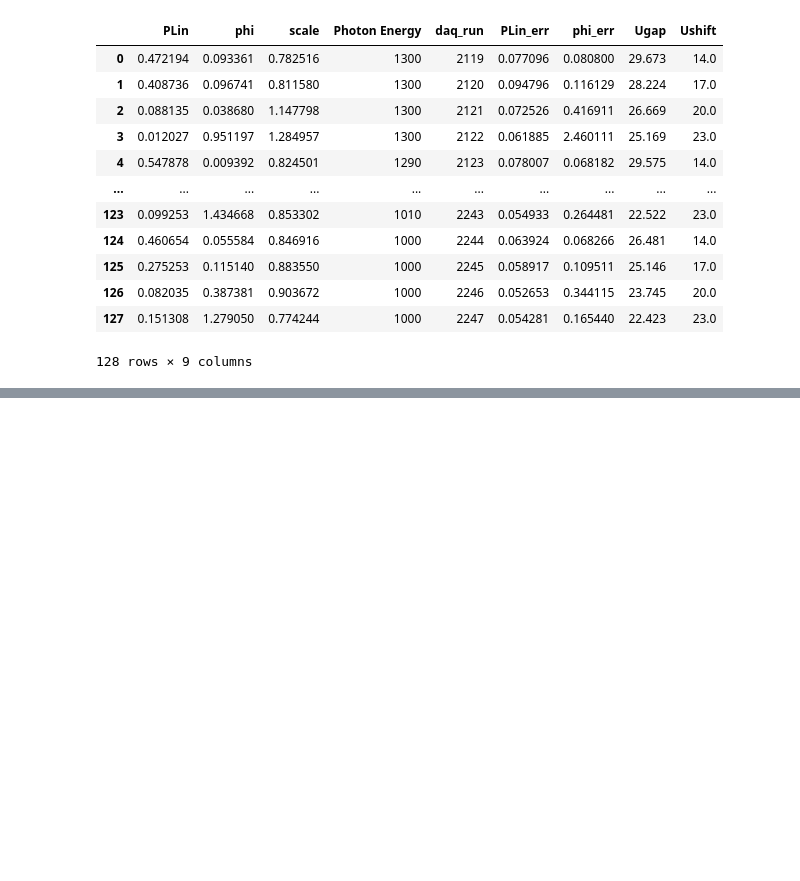
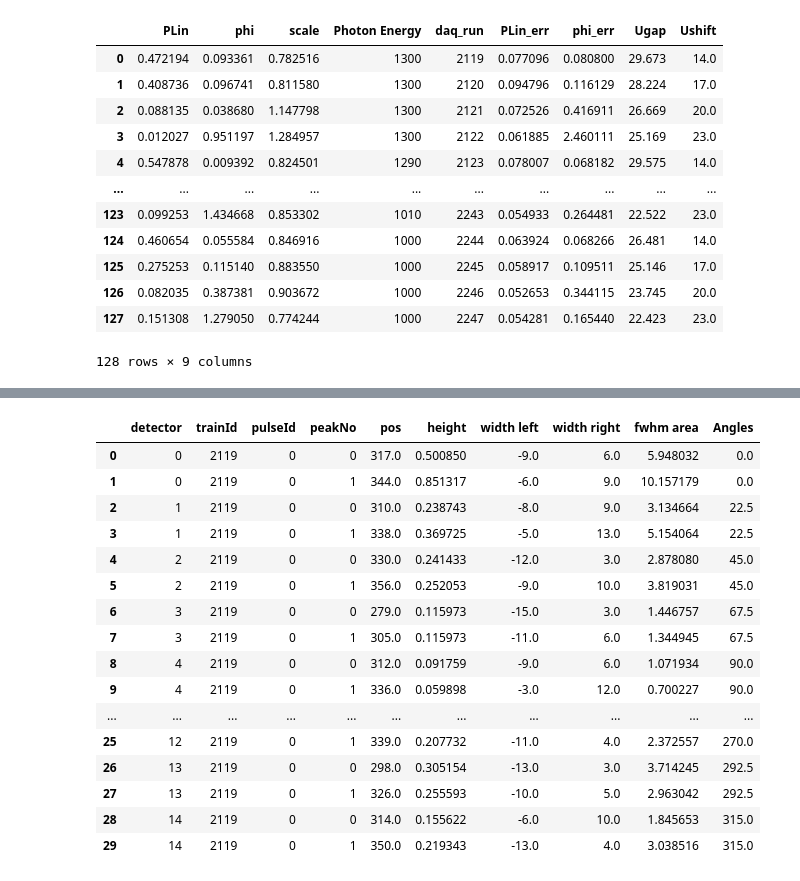
Before and after one commit to XAC-CFEL/PolScope, a Jupyter notebook: test.ipynb, the cells around one changed output, grey strips where cells are left out. Saved outputs shown, nothing was run; the diff lists cells and outputs as text; code cells hidden in the pictures; blank space fills up the shorter version.

```diff
--- a/test.ipynb
+++ b/test.ipynb
@@ -339,0 +395,20 @@ complete
+# %%
+results.results
+# %% [output]
+|  | detector | trainId | pulseId | peakNo | pos | height | width left | width right | fwhm area | Angles |
+| 0 | 0 | 2119 | 0 | 0 | 317.0 | 0.500850 | -9.0 | 6.0 | 5.948032 | 0.0 |
+| 1 | 0 | 2119 | 0 | 1 | 344.0 | 0.851317 | -6.0 | 9.0 | 10.157179 | 0.0 |
+| 2 | 1 | 2119 | 0 | 0 | 310.0 | 0.238743 | -8.0 | 9.0 | 3.134664 | 22.5 |
+| 3 | 1 | 2119 | 0 | 1 | 338.0 | 0.369725 | -5.0 | 13.0 | 5.154064 | 22.5 |
+| 4 | 2 | 2119 | 0 | 0 | 330.0 | 0.241433 | -12.0 | 3.0 | 2.878080 | 45.0 |
+| 5 | 2 | 2119 | 0 | 1 | 356.0 | 0.252053 | -9.0 | 10.0 | 3.819031 | 45.0 |
+| 6 | 3 | 2119 | 0 | 0 | 279.0 | 0.115973 | -15.0 | 3.0 | 1.446757 | 67.5 |
+| 7 | 3 | 2119 | 0 | 1 | 305.0 | 0.115973 | -11.0 | 6.0 | 1.344945 | 67.5 |
+| 8 | 4 | 2119 | 0 | 0 | 312.0 | 0.091759 | -9.0 | 6.0 | 1.071934 | 90.0 |
+| 9 | 4 | 2119 | 0 | 1 | 336.0 | 0.059898 | -3.0 | 12.0 | 0.700227 | 90.0 |
+| ... | ... | ... | ... | ... | ... | ... | ... | ... | ... | ... |
+| 25 | 12 | 2119 | 0 | 1 | 339.0 | 0.207732 | -11.0 | 4.0 | 2.372557 | 270.0 |
+| 26 | 13 | 2119 | 0 | 0 | 298.0 | 0.305154 | -13.0 | 3.0 | 3.714245 | 292.5 |
+| 27 | 13 | 2119 | 0 | 1 | 326.0 | 0.255593 | -10.0 | 5.0 | 2.963042 | 292.5 |
+| 28 | 14 | 2119 | 0 | 0 | 314.0 | 0.155622 | -6.0 | 10.0 | 1.845653 | 315.0 |
+| 29 | 14 | 2119 | 0 | 1 | 350.0 | 0.219343 | -13.0 | 4.0 | 3.038516 | 315.0 |
```
Also changed, not shown: parts of 11 cells of this notebook, 2 other files.
